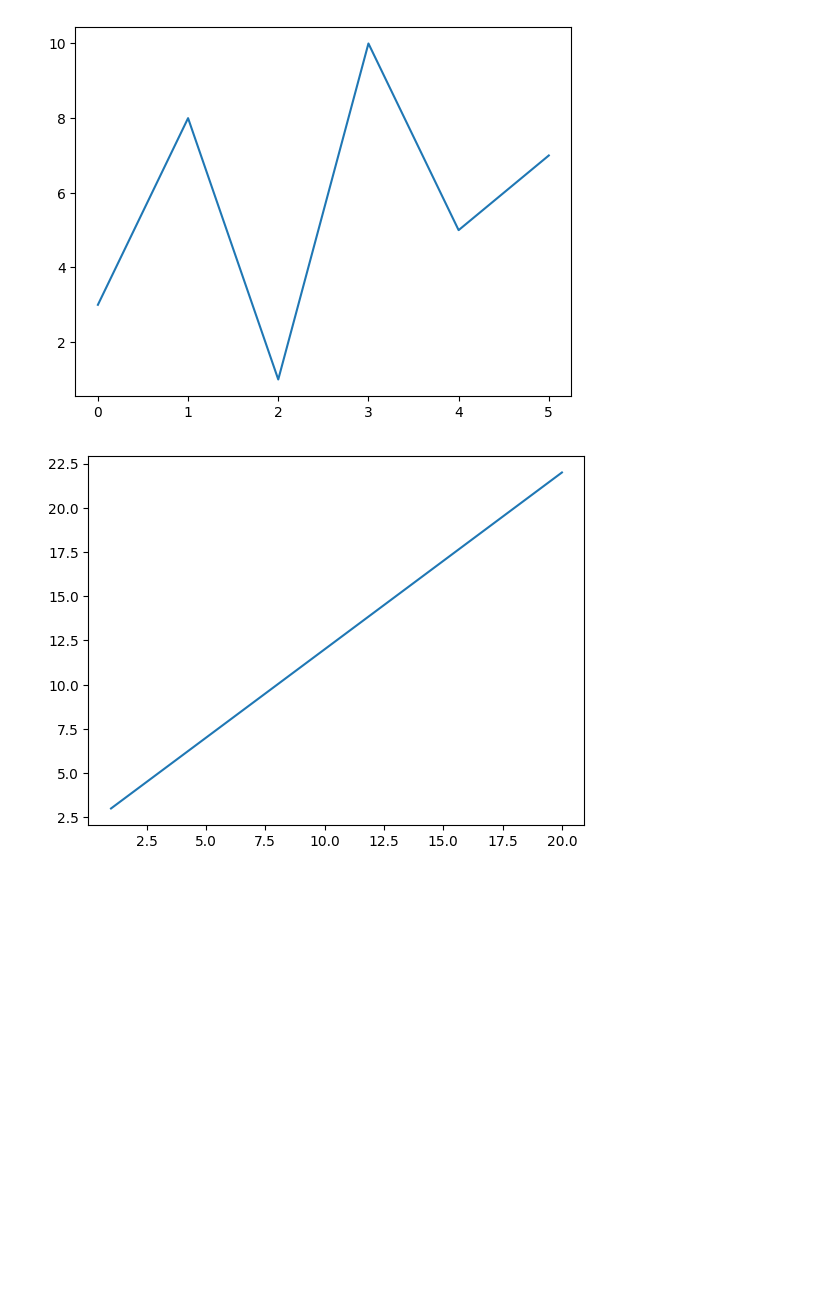
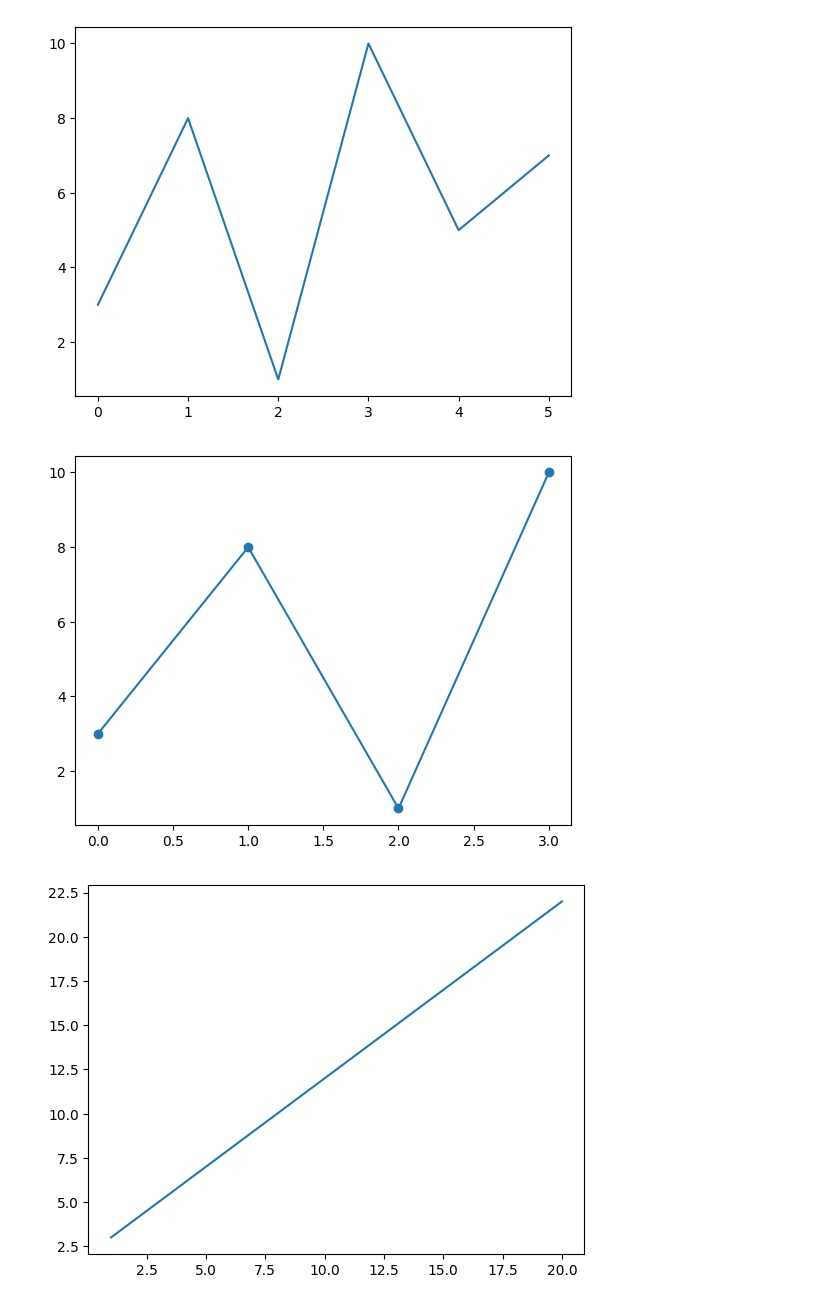
Before and after one commit to Chandrakantsm/__matplotlib__, a Jupyter notebook: basics.ipynb, the cells around one changed output. Saved outputs shown, nothing was run; the diff lists cells and outputs as text; code cells hidden in the pictures; blank space fills up the shorter version.

```diff
--- a/basics.ipynb
+++ b/basics.ipynb
@@ -46,6 +46,16 @@ plt.plot(ypoints)
 plt.show()
 # %% [output]
 [figure]
+# %%
+import matplotlib.pyplot as plt
+import numpy as np
+
+ypoints = np.array([3, 8, 1, 10])
+
+plt.plot(ypoints, marker='o')# marks pints with a circle
+plt.show()
+# %% [output]
+[figure, added]
 # %%
 import matplotlib.pyplot as plt
 import numpy as np
```
